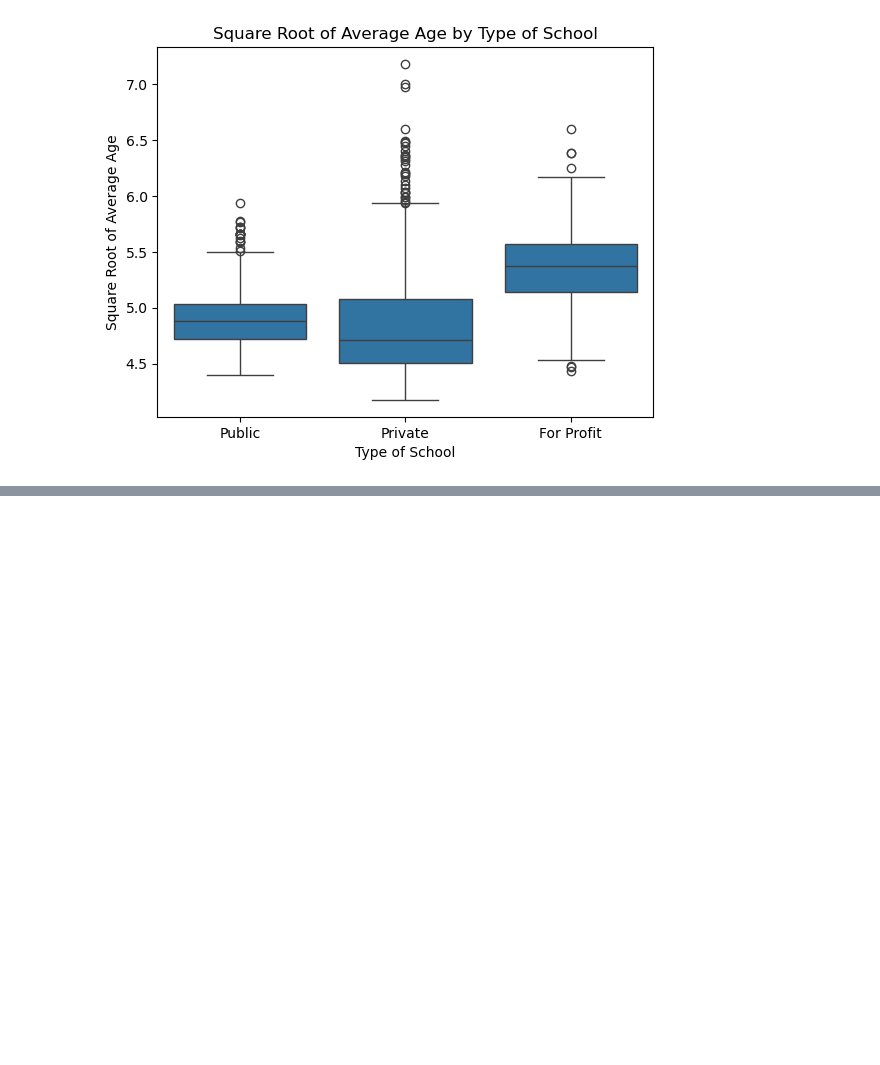
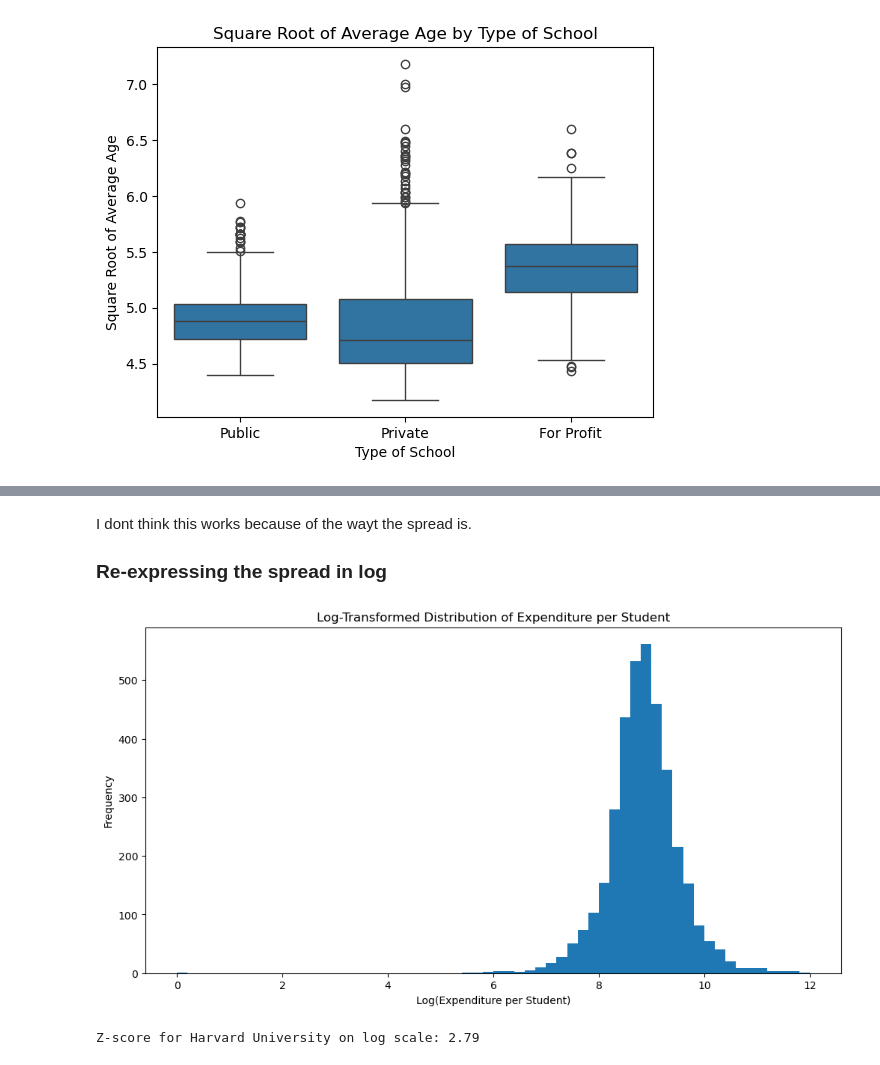
Before and after one commit to pkeen/intro-stats, a Jupyter notebook: scorecard.ipynb, the cells around one changed output, grey strips where cells are left out. Drawn from its saved outputs; the diff is of its cells as text; code cells hidden in the pictures; blank space fills up the shorter version.

```diff
--- a/02-Data-Displaying/scorecard/scorecard.ipynb
+++ b/scorecard.ipynb
@@ -167,0 +201,29 @@ plt.show()
+# %% [markdown]
+I dont think this works because of the wayt the spread is.
+
+### Re-expressing the spread in log
+# %%
+import numpy as np
+
+# Create a new log-transformed column (natural log)
+df['LOG.EXP.PER.STD'] = np.log1p(df['EXP.PER.STD'])  # log(1 + x)
+
+# Plot new histogram
+plt.figure(figsize=(12, 6))
+plt.hist(df['LOG.EXP.PER.STD'], bins=60)
+plt.title('Log-Transformed Distribution of Expenditure per Student')
+plt.xlabel('Log(Expenditure per Student)')
+plt.ylabel('Frequency')
+plt.show()
+
+# Standardize (compute z-score on log-transformed data)
+mean_log = df['LOG.EXP.PER.STD'].mean()
+std_log = df['LOG.EXP.PER.STD'].std()
+
+college_log_exp = np.log(college_exp)
+z_score_log = (college_log_exp - mean_log) / std_log
+
+print(f"Z-score for {college_name} on log scale: {z_score_log:.2f}")
+# %% [output]
+[figure, added]
+Z-score for Harvard University on log scale: 2.79
```
Also changed, not shown: parts of 7 cells of this notebook.
